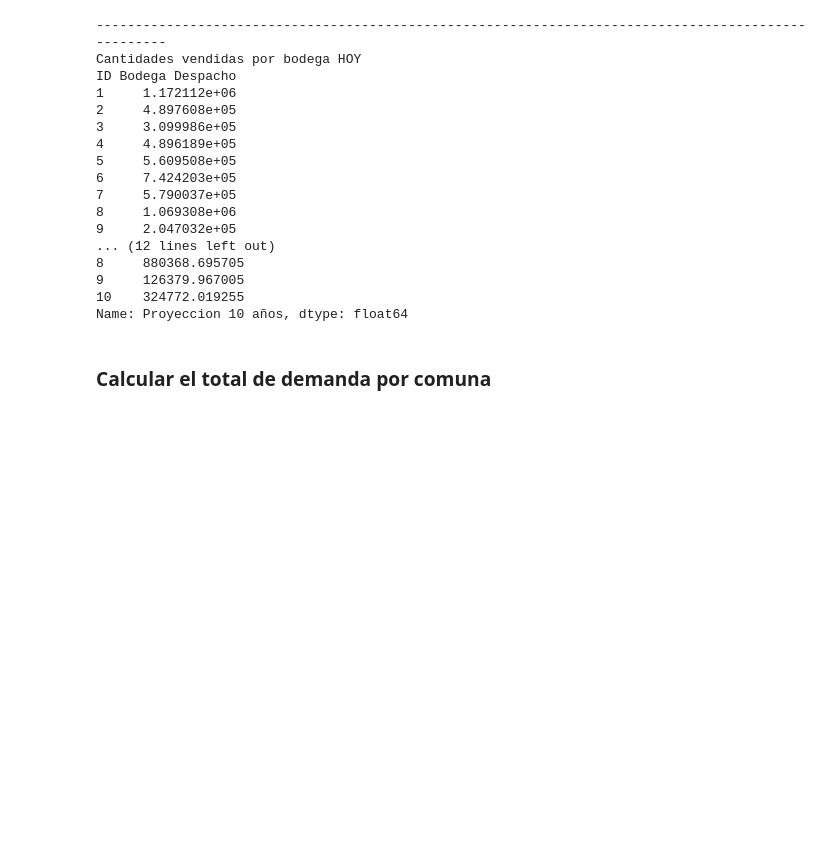
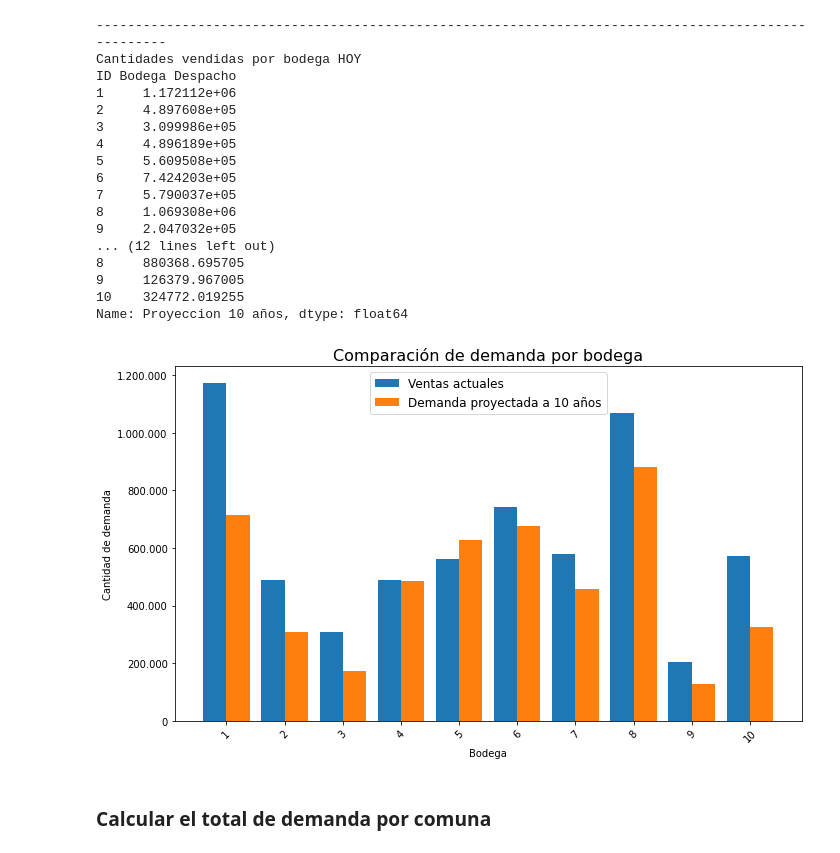
Before and after one commit to javieragebhardt/Optimizacion-Bodegas-G16, a Jupyter notebook: Analisis_Datos_Bodega.ipynb, the cells around one changed output. Cells and saved outputs as stored; diff of their text form; code cells hidden in the pictures; blank space fills up the shorter version.

```diff
--- a/Analisis_Datos_Bodega.ipynb
+++ b/Analisis_Datos_Bodega.ipynb
@@ -52,6 +54,38 @@ ID Bodega Despacho
 9     126379.967005
 10    324772.019255
 Name: Proyeccion 10 años, dtype: float64
+# %%
+# Obtener las etiquetas de las bodegas
+bodegas = ventas_agrupadas.index
+
+# Obtener los valores de las ventas agrupadas y proyecciones
+ventas = ventas_agrupadas.values
+proyecciones = proy_10_anos_agrupadas.values
+
+# Crear un rango de índices para las bodegas
+x = range(len(bodegas))
+
+# Crear la figura y los ejes
+plt.figure(figsize=(10, 6))
+plt.bar(x, ventas, width=0.4, align='center', label='Ventas actuales')
+plt.bar([i + 0.4 for i in x], proyecciones, width=0.4, align='center', label='Demanda proyectada a 10 años')
+plt.xlabel('Bodega')
+plt.ylabel('Cantidad de demanda')  # Cambio en la etiqueta del eje y
+plt.title('Comparación de demanda por bodega', fontsize=16)  # Cambio en el título y tamaño
+plt.xticks([i + 0.2 for i in x], bodegas, rotation=45)
+
+# Ajustar el tamaño de la leyenda
+plt.legend(fontsize=12)  # Puedes ajustar el tamaño (12 en este caso) según tus preferencias
+
+# Formatear el eje y para mostrar números con puntos como separadores de miles
+plt.gca().yaxis.set_major_formatter(plt.FuncFormatter(lambda x, _: '{:,.0f}'.format(x).replace(',', '.')))
+
+plt.tight_layout()
+
+# Mostrar el histograma
+plt.show()
+# %% [output]
+[figure, added]
 # %% [markdown]
 ### Calcular el total de demanda por comuna
 # %%
```
Also changed, not shown: parts of 6 cells of this notebook.
